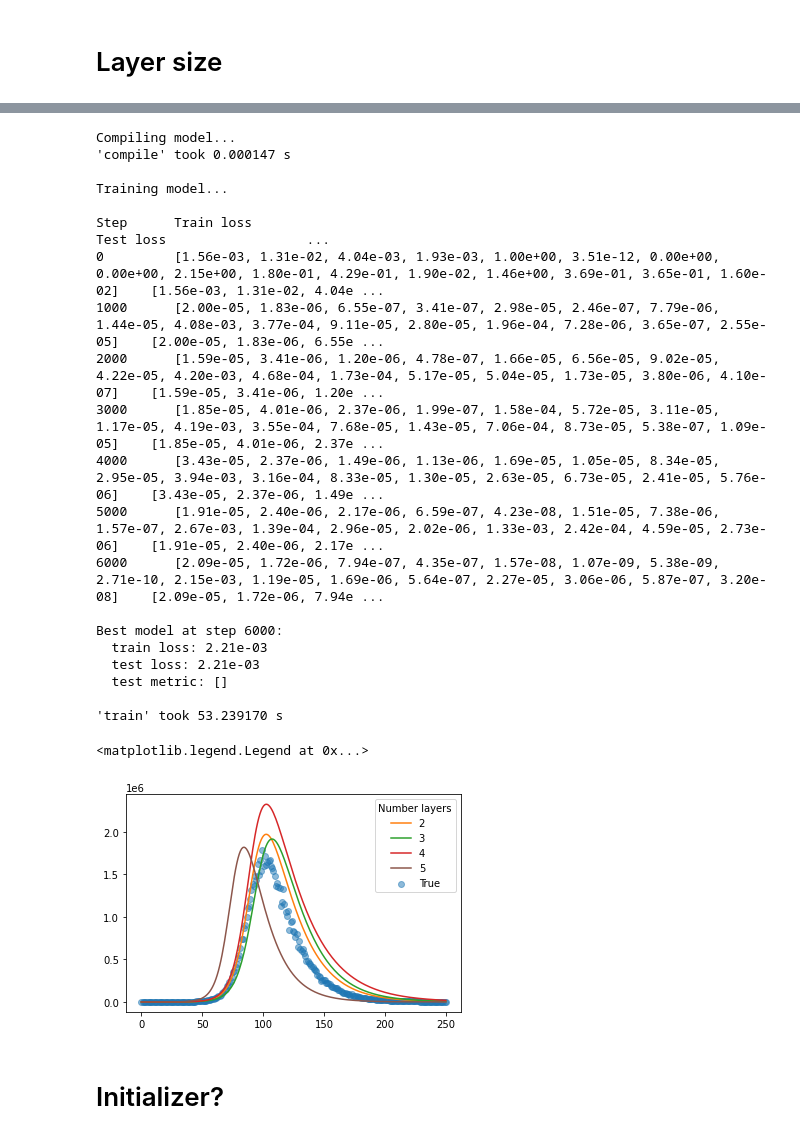
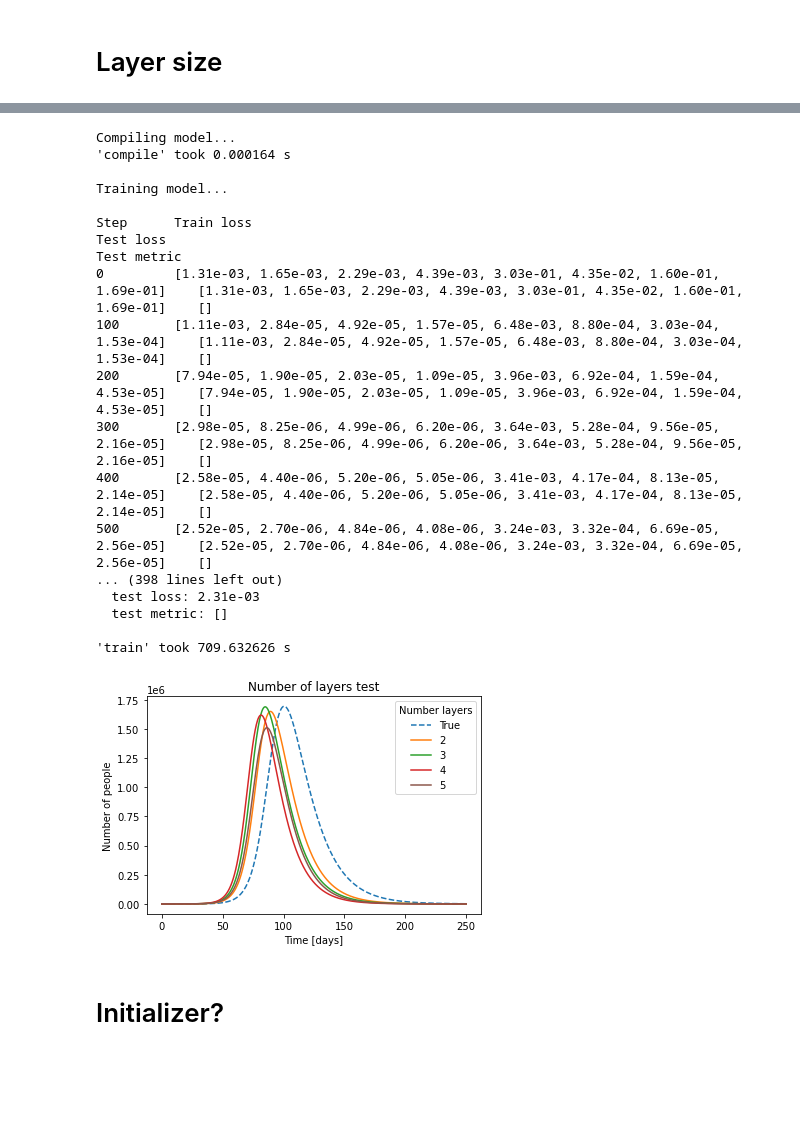
Before and after one commit to Jhammerh92/Deep_Learning_Project_PINN, a Jupyter notebook: DINN_implementation/Hyperparameters.ipynb, the cells around one changed output, grey strips where cells are left out. Drawn from its saved outputs; the diff is of its cells as text; code cells hidden in the pictures; blank space fills up the shorter version.

```diff
--- a/DINN_implementation/Hyperparameters.ipynb
+++ b/DINN_implementation/Hyperparameters.ipynb
@@ -324,5 +263,6 @@ ax.legend(title='Activation')
 # %% [markdown]
 # Layer size
 # %%
-iterations=6000
+iterations=40000
+print_every=100
 # %%
@@ -353,6 +296,12 @@ Best model at step 5000:
 # %%
-model_3l = SIRD_deepxde_net(t, wsol)
 layer_size = [1] + [32] * 3 + [4]
-model_3l.run_all(t_synth, wsol_synth, solver, layer_size=layer_size,iterations=iterations)
+
+model_3l = SIRD_deepxde_net(t, wsol, init_num_people=solver.init_num_people, model_name='hp_ls3')
+model_3l.init_model(print_every=print_every, layer_size=layer_size)
+model_3l.train_model(iterations=iterations, print_every=print_every)
+alpha_nn, beta_nn, gamma_nn = model_3l.get_best_params()
+t_nn_param, wsol_nn_param, N_nn_param = solver.solve_SIRD(alpha_nn, beta_nn, gamma_nn)
+model_3l.set_synthetic_data(t_synth, wsol_synth)
+model_3l.set_nn_synthetic_data(t_nn_param, wsol_nn_param)
 # %% [output]
 Compiling model...
@@ -378,6 +324,12 @@ Best model at step 3000:
 # %%
-model_4l = SIRD_deepxde_net(t, wsol)
 layer_size = [1] + [32] * 4 + [4]
-model_4l.run_all(t_synth, wsol_synth, solver, layer_size=layer_size,iterations=iterations)
+
+model_4l = SIRD_deepxde_net(t, wsol, init_num_people=solver.init_num_people, model_name='hp_ls4')
+model_4l.init_model(print_every=print_every, layer_size=layer_size)
+model_4l.train_model(iterations=iterations, print_every=print_every)
+alpha_nn, beta_nn, gamma_nn = model_4l.get_best_params()
+t_nn_param, wsol_nn_param, N_nn_param = solver.solve_SIRD(alpha_nn, beta_nn, gamma_nn)
+model_4l.set_synthetic_data(t_synth, wsol_synth)
+model_4l.set_nn_synthetic_data(t_nn_param, wsol_nn_param)
 # %% [output]
 Compiling model...
@@ -403,47 +352,56 @@ Best model at step 5000:
 # %%
-model_5l = SIRD_deepxde_net(t, wsol)
 layer_size = [1] + [32] * 5 + [4]
-model_5l.run_all(t_synth, wsol_synth, solver, layer_size=layer_size,iterations=iterations)
+
+model_5l = SIRD_deepxde_net(t, wsol, init_num_people=solver.init_num_people, model_name='hp_ls5')
+model_5l.init_model(print_every=print_every, layer_size=layer_size)
+model_5l.train_model(iterations=iterations, print_every=print_every)
+alpha_nn, beta_nn, gamma_nn = model_5l.get_best_params()
+t_nn_param, wsol_nn_param, N_nn_param = solver.solve_SIRD(alpha_nn, beta_nn, gamma_nn)
+model_5l.set_synthetic_data(t_synth, wsol_synth)
+model_5l.set_nn_synthetic_data(t_nn_param, wsol_nn_param)
 # %% [output]
 Compiling model...
-'compile' took 0.000147 s
+'compile' took 0.000164 s
 
 Training model...
 
-Step      Train loss                                                                                                                                                          Test loss                  ...
-0         [1.56e-03, 1.31e-02, 4.04e-03, 1.93e-03, 1.00e+00, 3.51e-12, 0.00e+00, 0.00e+00, 2.15e+00, 1.80e-01, 4.29e-01, 1.90e-02, 1.46e+00, 3.69e-01, 3.65e-01, 1.60e-02]    [1.56e-03, 1.31e-02, 4.04e ...
-1000      [2.00e-05, 1.83e-06, 6.55e-07, 3.41e-07, 2.98e-05, 2.46e-07, 7.79e-06, 1.44e-05, 4.08e-03, 3.77e-04, 9.11e-05, 2.80e-05, 1.96e-04, 7.28e-06, 3.65e-07, 2.55e-05]    [2.00e-05, 1.83e-06, 6.55e ...
-2000      [1.59e-05, 3.41e-06, 1.20e-06, 4.78e-07, 1.66e-05, 6.56e-05, 9.02e-05, 4.22e-05, 4.20e-03, 4.68e-04, 1.73e-04, 5.17e-05, 5.04e-05, 1.73e-05, 3.80e-06, 4.10e-07]    [1.59e-05, 3.41e-06, 1.20e ...
-3000      [1.85e-05, 4.01e-06, 2.37e-06, 1.99e-07, 1.58e-04, 5.72e-05, 3.11e-05, 1.17e-05, 4.19e-03, 3.55e-04, 7.68e-05, 1.43e-05, 7.06e-04, 8.73e-05, 5.38e-07, 1.09e-05]    [1.85e-05, 4.01e-06, 2.37e ...
-4000      [3.43e-05, 2.37e-06, 1.49e-06, 1.13e-06, 1.69e-05, 1.05e-05, 8.34e-05, 2.95e-05, 3.94e-03, 3.16e-04, 8.33e-05, 1.30e-05, 2.63e-05, 6.73e-05, 2.41e-05, 5.76e-06]    [3.43e-05, 2.37e-06, 1.49e ...
-5000      [1.91e-05, 2.40e-06, 2.17e-06, 6.59e-07, 4.23e-08, 1.51e-05, 7.38e-06, 1.57e-07, 2.67e-03, 1.39e-04, 2.96e-05, 2.02e-06, 1.33e-03, 2.42e-04, 4.59e-05, 2.73e-06]    [1.91e-05, 2.40e-06, 2.17e ...
-6000      [2.09e-05, 1.72e-06, 7.94e-07, 4.35e-07, 1.57e-08, 1.07e-09, 5.38e-09, 2.71e-10, 2.15e-03, 1.19e-05, 1.69e-06, 5.64e-07, 2.27e-05, 3.06e-06, 5.87e-07, 3.20e-08]    [2.09e-05, 1.72e-06, 7.94e ...
-
-Best model at step 6000:
-  train loss: 2.21e-03
-  test loss: 2.21e-03
+Step      Train loss                                                                          Test loss                                                                           Test metric
+0         [1.31e-03, 1.65e-03, 2.29e-03, 4.39e-03, 3.03e-01, 4.35e-02, 1.60e-01, 1.69e-01]    [1.31e-03, 1.65e-03, 2.29e-03, 4.39e-03, 3.03e-01, 4.35e-02, 1.60e-01, 1.69e-01]    []
+100       [1.11e-03, 2.84e-05, 4.92e-05, 1.57e-05, 6.48e-03, 8.80e-04, 3.03e-04, 1.53e-04]    [1.11e-03, 2.84e-05, 4.92e-05, 1.57e-05, 6.48e-03, 8.80e-04, 3.03e-04, 1.53e-04]    []
+200       [7.94e-05, 1.90e-05, 2.03e-05, 1.09e-05, 3.96e-03, 6.92e-04, 1.59e-04, 4.53e-05]    [7.94e-05, 1.90e-05, 2.03e-05, 1.09e-05, 3.96e-03, 6.92e-04, 1.59e-04, 4.53e-05]    []
+300       [2.98e-05, 8.25e-06, 4.99e-06, 6.20e-06, 3.64e-03, 5.28e-04, 9.56e-05, 2.16e-05]    [2.98e-05, 8.25e-06, 4.99e-06, 6.20e-06, 3.64e-03, 5.28e-04, 9.56e-05, 2.16e-05]    []
+400       [2.58e-05, 4.40e-06, 5.20e-06, 5.05e-06, 3.41e-03, 4.17e-04, 8.13e-05, 2.14e-05]    [2.58e-05, 4.40e-06, 5.20e-06, 5.05e-06, 3.41e-03, 4.17e-04, 8.13e-05, 2.14e-05]    []
+500       [2.52e-05, 2.70e-06, 4.84e-06, 4.08e-06, 3.24e-03, 3.32e-04, 6.69e-05, 2.56e-05]    [2.52e-05, 2.70e-06, 4.84e-06, 4.08e-06, 3.24e-03, 3.32e-04, 6.69e-05, 2.56e-05]    []
+... (398 lines left out)
+  test loss: 2.31e-03
   test metric: []
 
-'train' took 53.239170 s
+'train' took 709.632626 s
 # %%
+solver = ODE_SIR.ODESolver()
+t_true, wsol_true, N = solver.solve_SIRD(alpha_real, beta_real, gamma_real)
+
 values_to_plot = ['I']
 plot_model = Plot(model, values_to_plot=values_to_plot)
 plot_model_2l = Plot(model_2l, values_to_plot=values_to_plot)
 plot_model_3l = Plot(model_3l, values_to_plot=values_to_plot)
 plot_model_4l = Plot(model_4l, values_to_plot=values_to_plot)
 plot_model_5l = Plot(model_5l, values_to_plot=values_to_plot)
 
 fig, ax = plt.subplots()
-line = ax.scatter(plot_model.model.t_nn_synth, plot_model.model.wsol_synth[:,1], color=plot_model.colors[0], label='True',alpha=0.5)
+line = ax.plot(t_true, wsol_true[:,1], color=plot_model.colors[0], label='True',linestyle='--')
 line = ax.plot(plot_model_2l.model.t_synth, plot_model_2l.model.wsol_nn_synth[:,1], color=plot_model_2l.colors[1], label='2')
 line = ax.plot(plot_model_3l.model.t_synth, plot_model_3l.model.wsol_nn_synth[:,1], color=plot_model_3l.colors[2], label='3')
 line = ax.plot(plot_model_4l.model.t_synth, plot_model_4l.model.wsol_nn_synth[:,1], color=plot_model_4l.colors[3], label='4')
 line = ax.plot(plot_model_5l.model.t_synth, plot_model_5l.model.wsol_nn_synth[:,1], color='C5', label='5')
 
 ax.legend(title='Number layers')
+ax.set_title('Number of layers test')
+ax.set_xlabel('Time [days]')
+ax.set_ylabel('Number of people')
+plt.savefig('activation_layers')
 # %% [output]
-<matplotlib.legend.Legend at 0x...>
-[figure, old version]
+[figure, new version]
 # %% [markdown]
 # Initializer?
 # %% [markdown]
```
Also changed, not shown: parts of 24 cells of this notebook, 16 other files.
